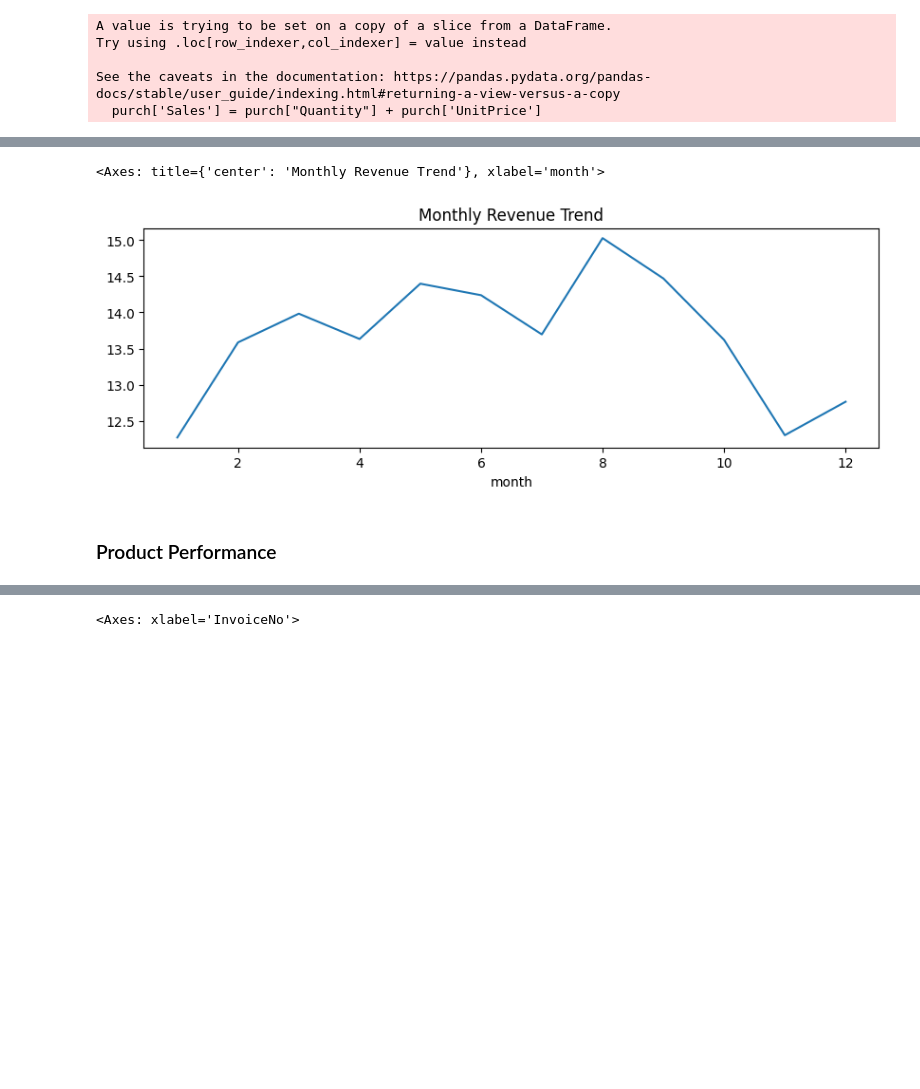
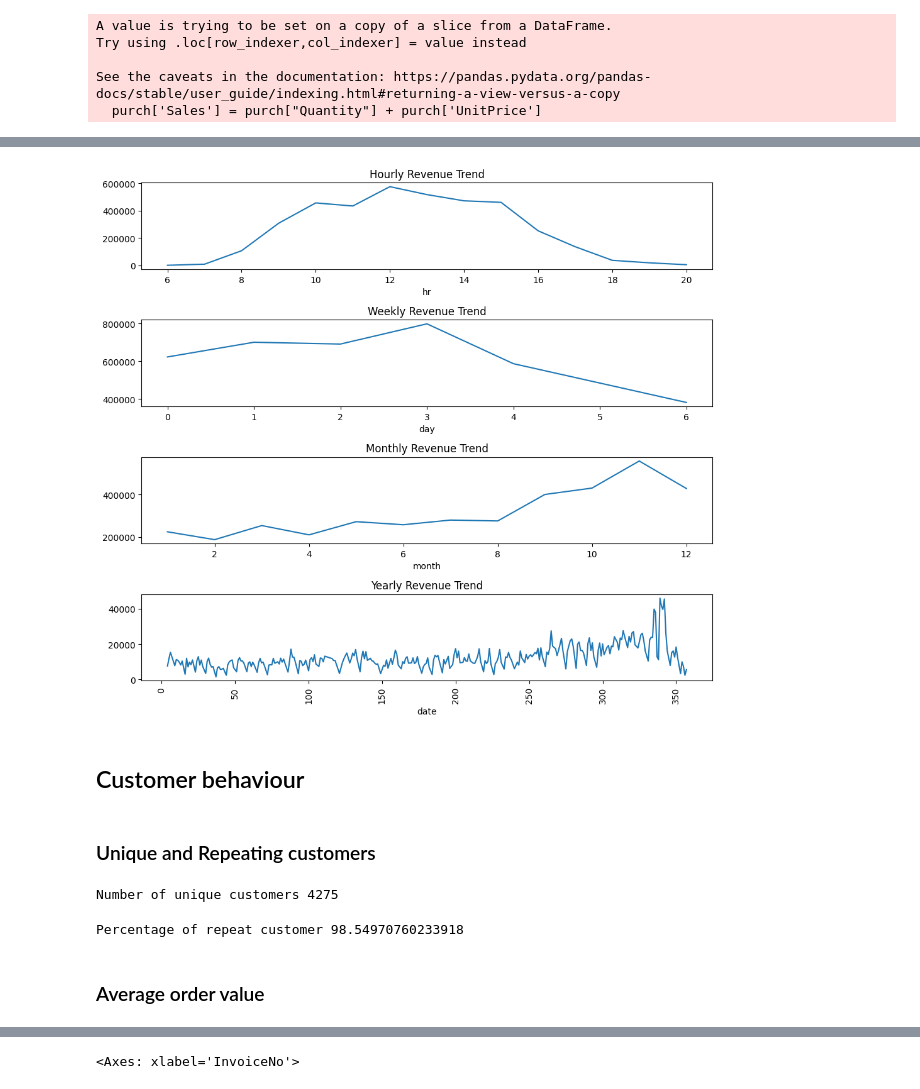
Before and after one commit to Manash-Christ/PredictiveAnlytics-trem5-, a Jupyter notebook: lab1.ipynb, the cells around one changed output, grey strips where cells are left out. Cells and saved outputs as stored; diff of their text form; code cells hidden in the pictures; blank space fills up the shorter version.

```diff
--- a/lab1.ipynb
+++ b/lab1.ipynb
@@ -103,3 +109,7 @@ sns.boxenplot(df['Quantity'])
 The plot above suggests that both the outlier in the positive side have been returned due to wrong billing. So I will remove these datapoints.
 # %%
 df['Quantityfr'] = (df['Quantity'] - df['Quantity'].mean())/df['Quantity'].std()
+df['UnitPrice'] = (df['UnitPrice'] - df['UnitPrice'].mean())/df['UnitPrice'].std()
+outlier_removed = df[(np.abs(df['UnitPrice']) < 2.5) & (np.abs(df['Quantityfr']) < 3) ]
+outlier = df[~df.index.isin(outlier_removed.index)]
+print(f"Number of outlier removed {len(outlier)}")
@@ -106,3 +118,4 @@ df['Quantityfr'] = (df['Quantity'] - df['Quantity'].mean())/df['Quantity'].std()
 # %%
-# Removing outliers that constitute 99 percent values
-outlier_removed = df[np.abs(df['Quantityfr']) < 2.6 ]
+df = outlier_removed.drop(columns='Quantityfr')
+f,a = plt.subplots(1,2, figsize=(5,5))
+sns.boxenplot(df['Quantity'],ax=a[0]);sns.boxenplot(df['UnitPrice'],ax=a[1]);a[0].set_title("Quantity");a[1].set_title("UnitPrice")
@@ -109,2 +124,0 @@ outlier_removed = df[np.abs(df['Quantityfr']) < 2.6 ]
-# %%
-df = df.drop('Quantityfr', axis=1)
@@ -176,5 +243,9 @@ products.sort_values(by='Quantity', ascending=False)[:10]['Quantity'].plot(kind=
 # %%
 purch['month'] = purch.InvoiceDate.dt.month
+purch['date'] = purch.InvoiceDate.dt.dayofyear
+purch['day'] = purch.InvoiceDate.dt.day_of_week
+purch['hr'] = purch.InvoiceDate.dt.hour
+purch.head(1)
 # %% [output]
 A value is trying to be set on a copy of a slice from a DataFrame.
 Try using .loc[row_indexer,col_indexer] = value instead
@@ -184,8 +288,33 @@ See the caveats in the documentation: https://pandas.pydata.org/pandas-docs/stab
 # %%
-monthly_revenue = purch.groupby('month')['Sales'].mean()
-monthly_revenue.plot(kind='line', figsize=(10, 3), title="Monthly Revenue Trend")
+mn = purch.groupby(['hr'])['Sales'].sum()
+mns = purch.groupby(['date',])['Sales'].sum()
+mnz = purch.groupby(['month',])['Sales'].sum()
+mnk = purch.groupby(['day',])['Sales'].sum()
+
+f,a = plt.subplots(4,1,figsize=(10,9))
+mns.plot(kind='line', title="Yearly Revenue Trend",ax=a[3])
+mnz.plot(kind='line', title="Monthly Revenue Trend",ax=a[2])
+mnk.plot(kind='line', title="Weekly Revenue Trend",ax=a[1])
+mn.plot(kind='line', title="Hourly Revenue Trend",ax=a[0])
+
+
+#sns.lineplot(data=monthly_revenuez)
+plt.xticks(rotation=90)
+plt.tight_layout()
 # %% [output]
-<Axes: title={'center': 'Monthly Revenue Trend'}, xlabel='month'>
-[figure, old version]
+[figure, new version]
 # %% [markdown]
-### Product Performance
+## Customer behaviour
+# %% [markdown]
+### Unique and Repeating customers
+# %%
+print(f"Number of unique customers {purch.CustomerID.nunique()}")
+# %% [output]
+Number of unique customers 4275
+# %%
+repe = purch.groupby("CustomerID")['Quantity'].count()
+print(f'Percentage of repeat customer {(len(repe)-len(repe[repe == 1]))/len(repe)*100}')
+# %% [output]
+Percentage of repeat customer 98.54970760233918
+# %% [markdown]
+### Average order value
```
Also changed, not shown: parts of 42 cells of this notebook.
